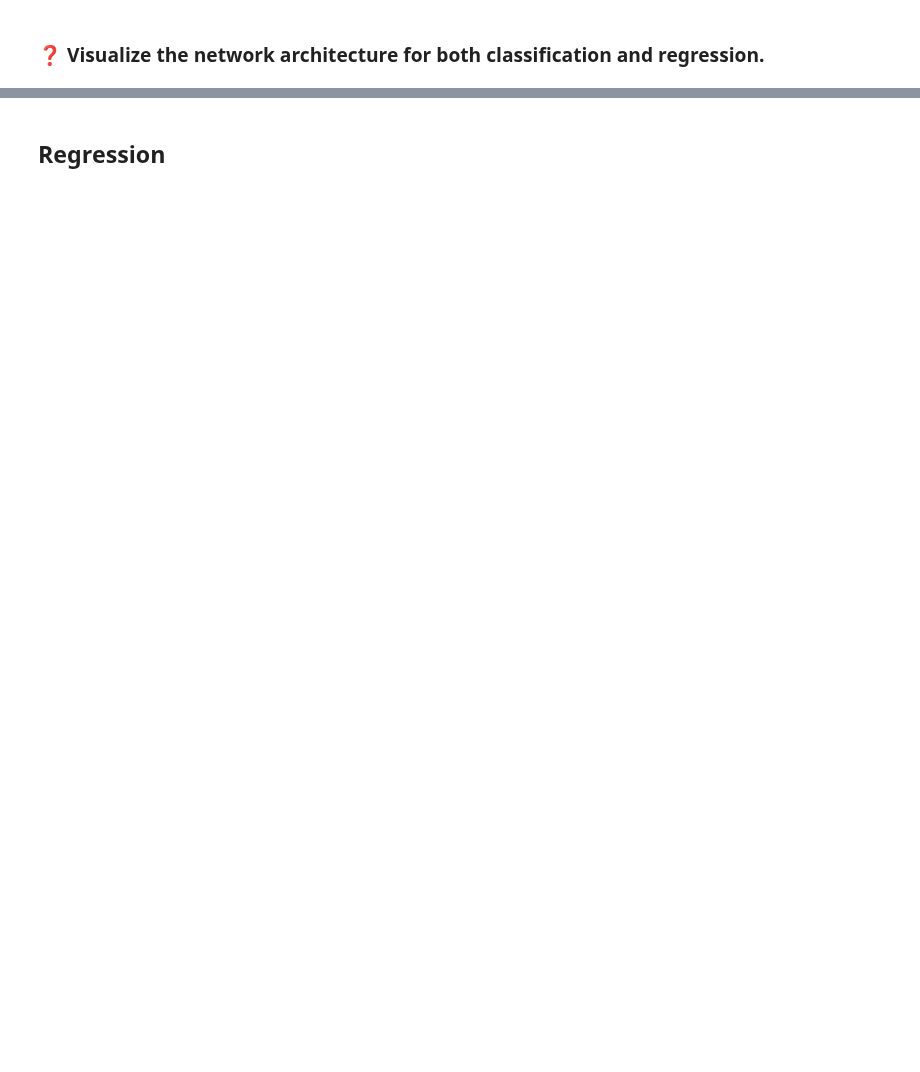
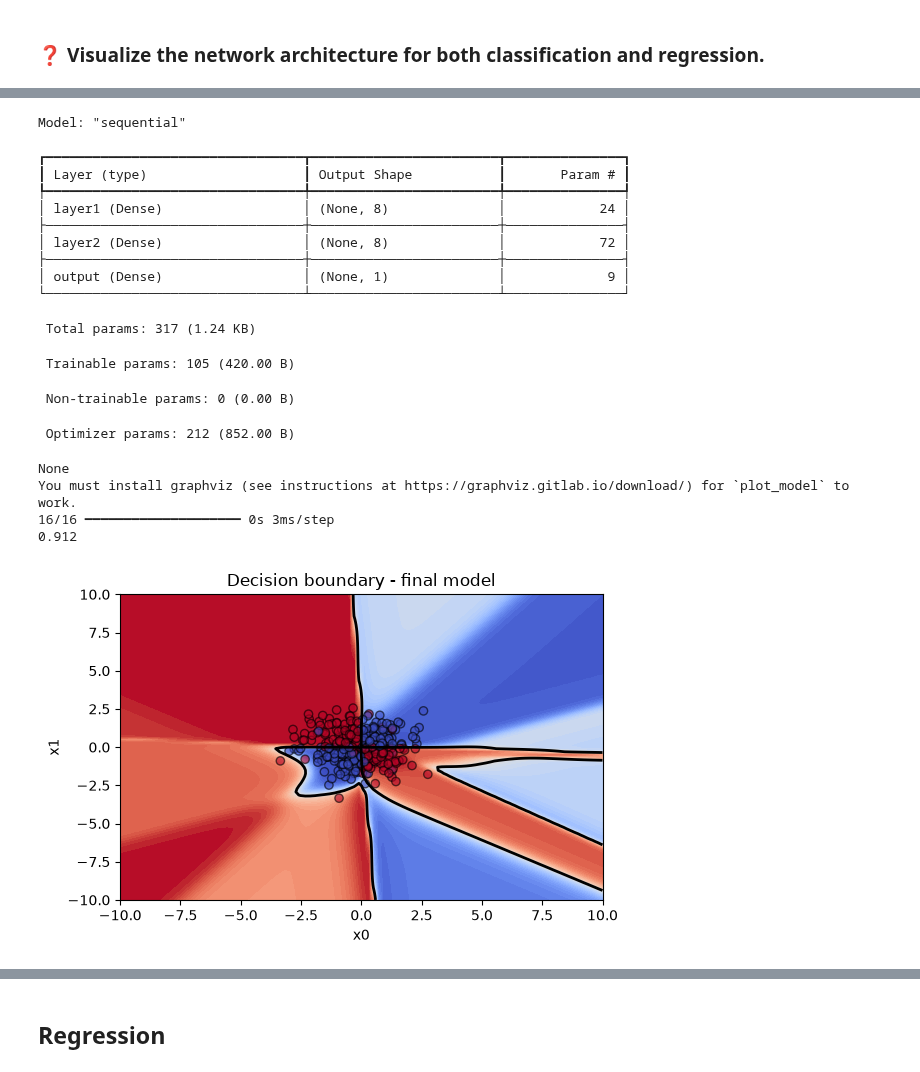
Before and after one commit to ffredz/TDT4172prosjekter, a Jupyter notebook: assignment3/problem.ipynb, the cells around one changed output, grey strips where cells are left out. Saved outputs shown, nothing was run; the diff lists cells and outputs as text; code cells hidden in the pictures; blank space fills up the shorter version.

```diff
--- a/assignment3/problem.ipynb
+++ b/assignment3/problem.ipynb
@@ -563,0 +557,45 @@ Tenker vi kan bruke 4x4 tanh modellen da
+# %%
+print(model_final.summary())
+plot_model(
+    model_final,
+    show_shapes=True,
+    show_layer_names=True,
+    show_layer_activations=True
+)
+
+y_pred = (model_final.predict(X_test)>=.5).astype(int).ravel()
+accuracy = np.mean(y_pred == y_test.to_numpy())
+
+print(accuracy)
+
+fig, ax = plot_decision_boundary(
+    predict=lambda X: model_final.predict(X, verbose=0),
+    threshold=0.5,
+    points=X_train,
+    labels=y_train,
+    xlim=(-10,10),
+    ylim=(-10,10)
+)
+
+ax.set_title(f"Decision boundary - final model")
+plt.show()
+# %% [output]
+Model: "sequential"
+┏━━━━━━━━━━━━━━━━━━━━━━━━━━━━━━━━━┳━━━━━━━━━━━━━━━━━━━━━━━━┳━━━━━━━━━━━━━━━┓
+┃ Layer (type)                    ┃ Output Shape           ┃       Param # ┃
+┡━━━━━━━━━━━━━━━━━━━━━━━━━━━━━━━━━╇━━━━━━━━━━━━━━━━━━━━━━━━╇━━━━━━━━━━━━━━━┩
+│ layer1 (Dense)                  │ (None, 8)              │            24 │
+├─────────────────────────────────┼────────────────────────┼───────────────┤
+│ layer2 (Dense)                  │ (None, 8)              │            72 │
+├─────────────────────────────────┼────────────────────────┼───────────────┤
+│ output (Dense)                  │ (None, 1)              │             9 │
+└─────────────────────────────────┴────────────────────────┴───────────────┘
+ Total params: 317 (1.24 KB)
+ Trainable params: 105 (420.00 B)
+ Non-trainable params: 0 (0.00 B)
+ Optimizer params: 212 (852.00 B)
+None
+You must install graphviz (see instructions at https://graphviz.gitlab.io/download/) for `plot_model` to work.
+16/16 ━━━━━━━━━━━━━━━━━━━━ 0s 3ms/step
+0.912
+[figure, added]
```
Also changed, not shown: parts of 29 cells of this notebook.
